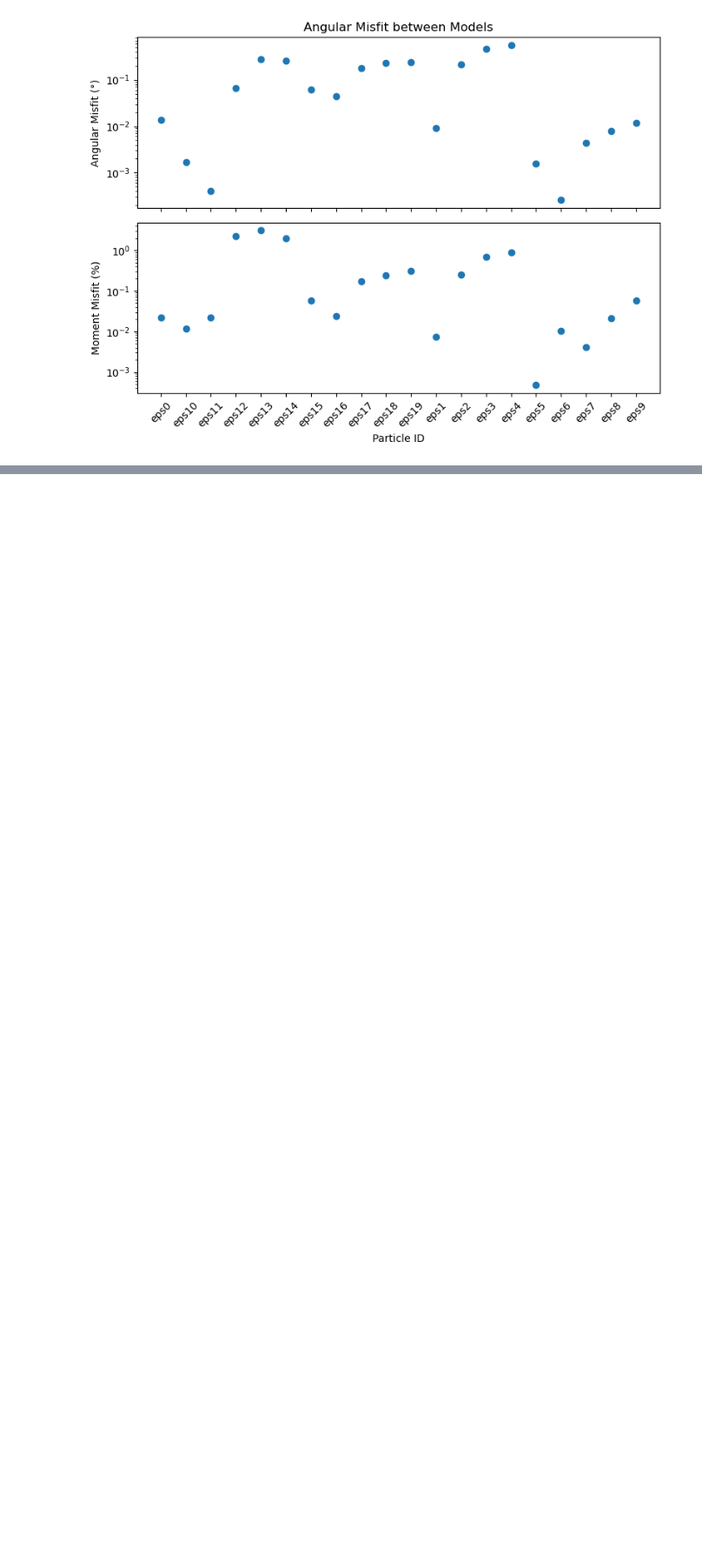
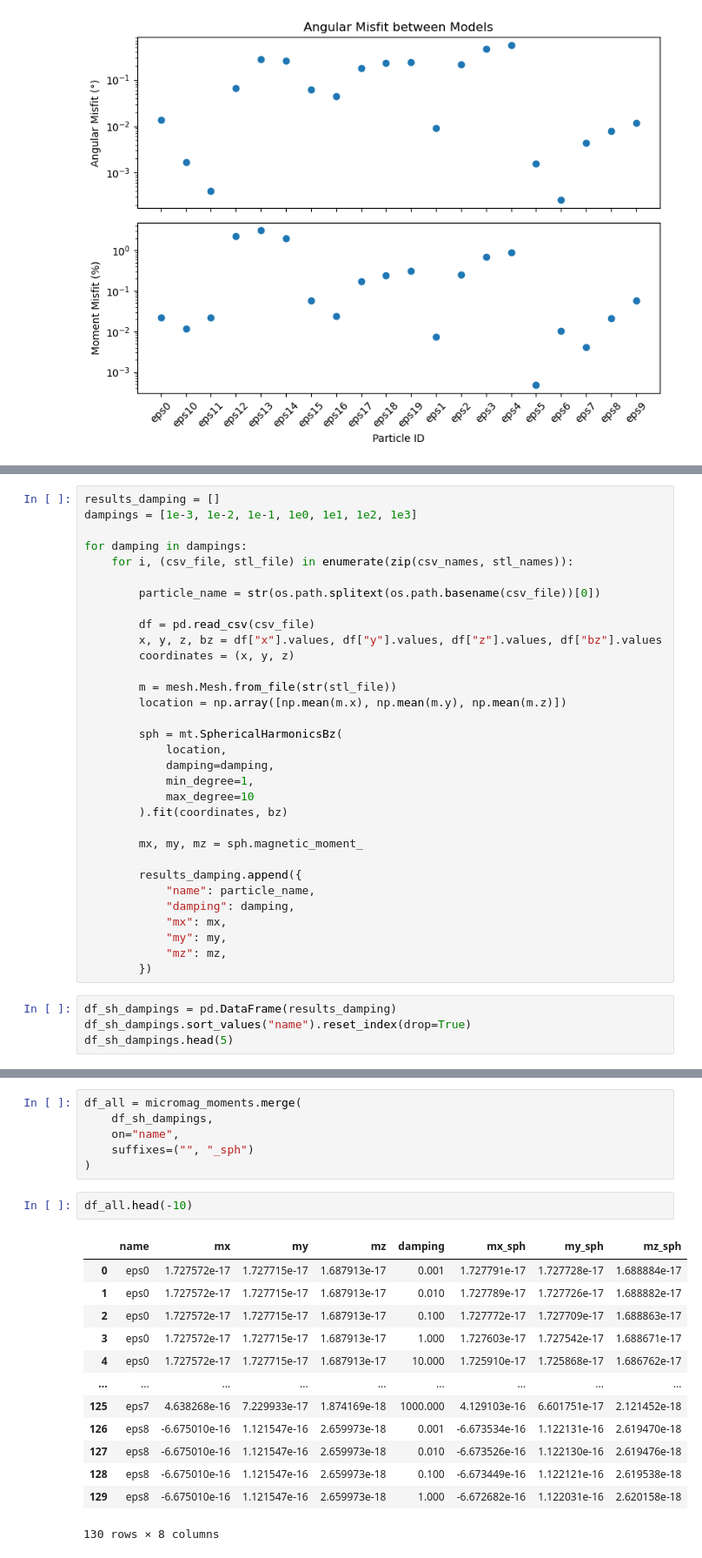
Before and after one commit to compgeolab/micromag-spherical-harmonic, a Jupyter notebook: code/Results_spherical_shells/Compare_sph_harm_fitting_with_micromag_model.ipynb, the cells around one changed output, grey strips where cells are left out. Shown at 87% size. Saved outputs shown, nothing was run; the diff lists cells and outputs as text; blank space fills up the shorter version.

```diff
--- a/code/Results_spherical_shells/Compare_sph_harm_fitting_with_micromag_model.ipynb
+++ b/code/Results_spherical_shells/Compare_sph_harm_fitting_with_micromag_model.ipynb
@@ -157,0 +168,36 @@ plt.show()
+# %%
+results_damping = []
+dampings = [1e-3, 1e-2, 1e-1, 1e0, 1e1, 1e2, 1e3]
+
+for damping in dampings:
+    for i, (csv_file, stl_file) in enumerate(zip(csv_names, stl_names)):
+
+        particle_name = str(os.path.splitext(os.path.basename(csv_file))[0])
+
+        df = pd.read_csv(csv_file)
+        x, y, z, bz = df["x"].values, df["y"].values, df["z"].values, df["bz"].values
+        coordinates = (x, y, z)
+
+        m = mesh.Mesh.from_file(str(stl_file))
+        location = np.array([np.mean(m.x), np.mean(m.y), np.mean(m.z)])
+
+        sph = mt.SphericalHarmonicsBz(
+            location,
+            damping=damping,
+            min_degree=1,
+            max_degree=10
+        ).fit(coordinates, bz)
+
+        mx, my, mz = sph.magnetic_moment_
+
+        results_damping.append({
+            "name": particle_name,
+            "damping": damping,
+            "mx": mx,
+            "my": my,
+            "mz": mz,
+        })
+# %%
+df_sh_dampings = pd.DataFrame(results_damping)
+df_sh_dampings.sort_values("name").reset_index(drop=True)
+df_sh_dampings.head(5)
@@ -157,0 +211,22 @@ plt.show()
+# %%
+df_all = micromag_moments.merge(
+    df_sh_dampings,
+    on="name",
+    suffixes=("", "_sph")
+)
+# %%
+df_all.head(-10)
+# %% [output]
+|  | name | mx | my | mz | damping | mx_sph | my_sph | mz_sph |
+| 0 | eps0 | 1.727572e-17 | 1.727715e-17 | 1.687913e-17 | 0.001 | 1.727791e-17 | 1.727728e-17 | 1.688884e-17 |
+| 1 | eps0 | 1.727572e-17 | 1.727715e-17 | 1.687913e-17 | 0.010 | 1.727789e-17 | 1.727726e-17 | 1.688882e-17 |
+| 2 | eps0 | 1.727572e-17 | 1.727715e-17 | 1.687913e-17 | 0.100 | 1.727772e-17 | 1.727709e-17 | 1.688863e-17 |
+| 3 | eps0 | 1.727572e-17 | 1.727715e-17 | 1.687913e-17 | 1.000 | 1.727603e-17 | 1.727542e-17 | 1.688671e-17 |
+| 4 | eps0 | 1.727572e-17 | 1.727715e-17 | 1.687913e-17 | 10.000 | 1.725910e-17 | 1.725868e-17 | 1.686762e-17 |
+| ... | ... | ... | ... | ... | ... | ... | ... | ... |
+| 125 | eps7 | 4.638268e-16 | 7.229933e-17 | 1.874169e-18 | 1000.000 | 4.129103e-16 | 6.601751e-17 | 2.121452e-18 |
+| 126 | eps8 | -6.675010e-16 | 1.121547e-16 | 2.659973e-18 | 0.001 | -6.673534e-16 | 1.122131e-16 | 2.619470e-18 |
+| 127 | eps8 | -6.675010e-16 | 1.121547e-16 | 2.659973e-18 | 0.010 | -6.673526e-16 | 1.122130e-16 | 2.619476e-18 |
+| 128 | eps8 | -6.675010e-16 | 1.121547e-16 | 2.659973e-18 | 0.100 | -6.673449e-16 | 1.122121e-16 | 2.619538e-18 |
+| 129 | eps8 | -6.675010e-16 | 1.121547e-16 | 2.659973e-18 | 1.000 | -6.672682e-16 | 1.122031e-16 | 2.620158e-18 |
+130 rows × 8 columns
```
Also changed, not shown: parts of 8 cells of this notebook, 3 other files.
